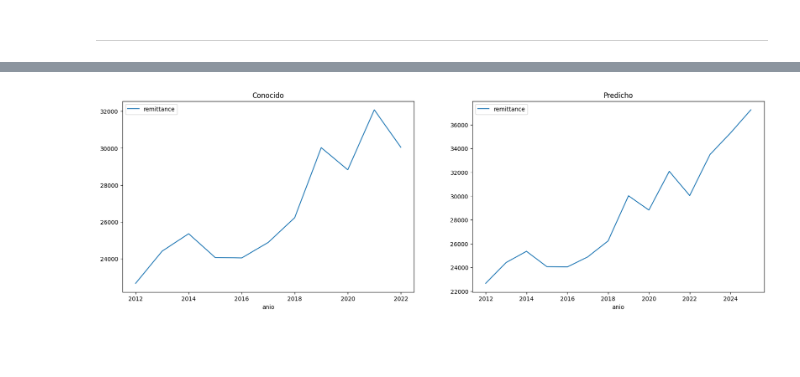
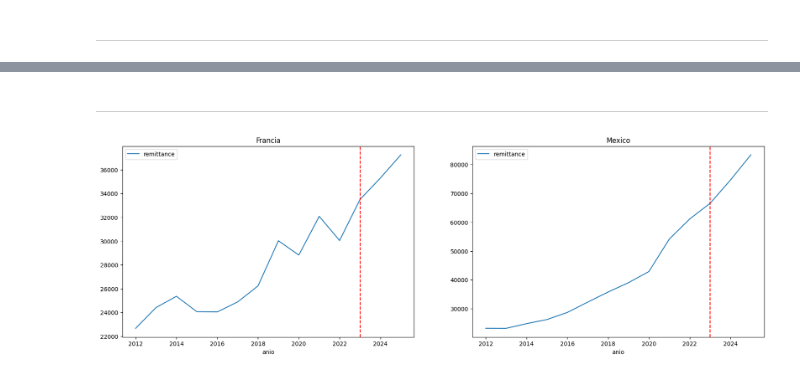
Before and after one commit to cristian-torres-ds/flujos_migratorios_AWS, a Jupyter notebook: forecasting.ipynb, the cells around one changed output, grey strips where cells are left out. Drawn from its saved outputs; the diff is of its cells as text; code cells hidden in the pictures; blank space fills up the shorter version.

Commit message:
forecasting corrected

```diff
--- a/forecasting.ipynb
+++ b/forecasting.ipynb
@@ -6,11 +7,7 @@ import matplotlib.pyplot as plt
 # venv/Scripts/Activate.ps1
 # %%
-df = pd.read_csv("tabla_de_hechos.csv")
-df.drop("aux", axis=1, inplace=True)
-df.rename(columns = {'Remittance inflows (US$ million)' : 'remittance',
-                     'TAR (%)' : 'tar',
-                     'GDP (current US$' : 'gdp',
-                     'Inflation, consumer prices (annual %)' : 'inflation',
-                     'Net migration' : 'net_migration'}, inplace = True)
+# Generamos el Data Frame leyendo el archivo csv
+df = pd.read_csv("tabla_de_hechos.csv", usecols=['anio', 'pais', 'Remittance inflows (US$ million)'])
+df.rename(columns = {'Remittance inflows (US$ million)' : 'remittance'}, inplace = True)
 df.sample(10)
 # %% [output]
@@ -319,3 +24,0 @@ def prediccion(df_pais):
-# %%
-for df in dfs:
-    prediccion(df)
@@ -528,0 +216,24 @@ df_fra4
+# %%
+df_fra = df[df["pais"] == "France"]
+df_fra = df_fra.reset_index()
+df_fra.drop("index", axis=1, inplace=True)
+df_fra.loc[len(df_fra.index)] = [2023, "France", np.nan]
+df_fra.loc[len(df_fra.index)] = [2024, "France", np.nan]
+df_fra.loc[len(df_fra.index)] = [2025, "France", np.nan]
+df_fra.set_index("anio", inplace=True)
+df_fra.insert(0, "time_index", value=np.arange(len(df_fra)))
+df_fra["time_index"] += df_fra["time_index"] ** 2
+
+df_conocido_fra = df_fra.iloc[:11,:]
+df_prediccion_fra = df_fra.iloc[11:,:]
+
+modelo_remittance_fra = smf.ols('remittance ~ time_index', data=df_conocido_fra).fit()
+
+df_prediccion_fra["remittance"] = modelo_remittance_fra.predict(df_prediccion_fra[["time_index"]])
+
+df_fra = pd.concat([df_conocido_fra, df_prediccion_fra], axis=0)
+
+df_fra.reset_index(level=0, inplace=True)
+df_fra.drop("time_index", axis=1, inplace=True)
+
+df_fra
@@ -528,0 +301,2 @@ df_fra4
+# %% [markdown]
+---
@@ -529,7 +309,10 @@ df_fra4
 # %%
 fig, axes = plt.subplots(1, 2,figsize=(20,6))
-df_fra.plot(kind = "line", y = ["remittance"],ax=axes[0],title='Conocido');
-df_fra2.plot(kind = "line", y = ["remittance"],ax=axes[1],title='Predicho');
+df_fra.plot(kind = "line", y=["remittance"], ax=axes[0], title='Francia')
+df_mex.plot(kind = "line", y=["remittance"], ax=axes[1], title='Mexico')
+for ax in axes:
+    ax.axvline(x=2023, color='red', linestyle='--', label='Forecast')
+
 plt.show()
 # %% [output]
-[figure, old version]
+[figure, new version]
```
Also changed, not shown: parts of 44 cells of this notebook.
